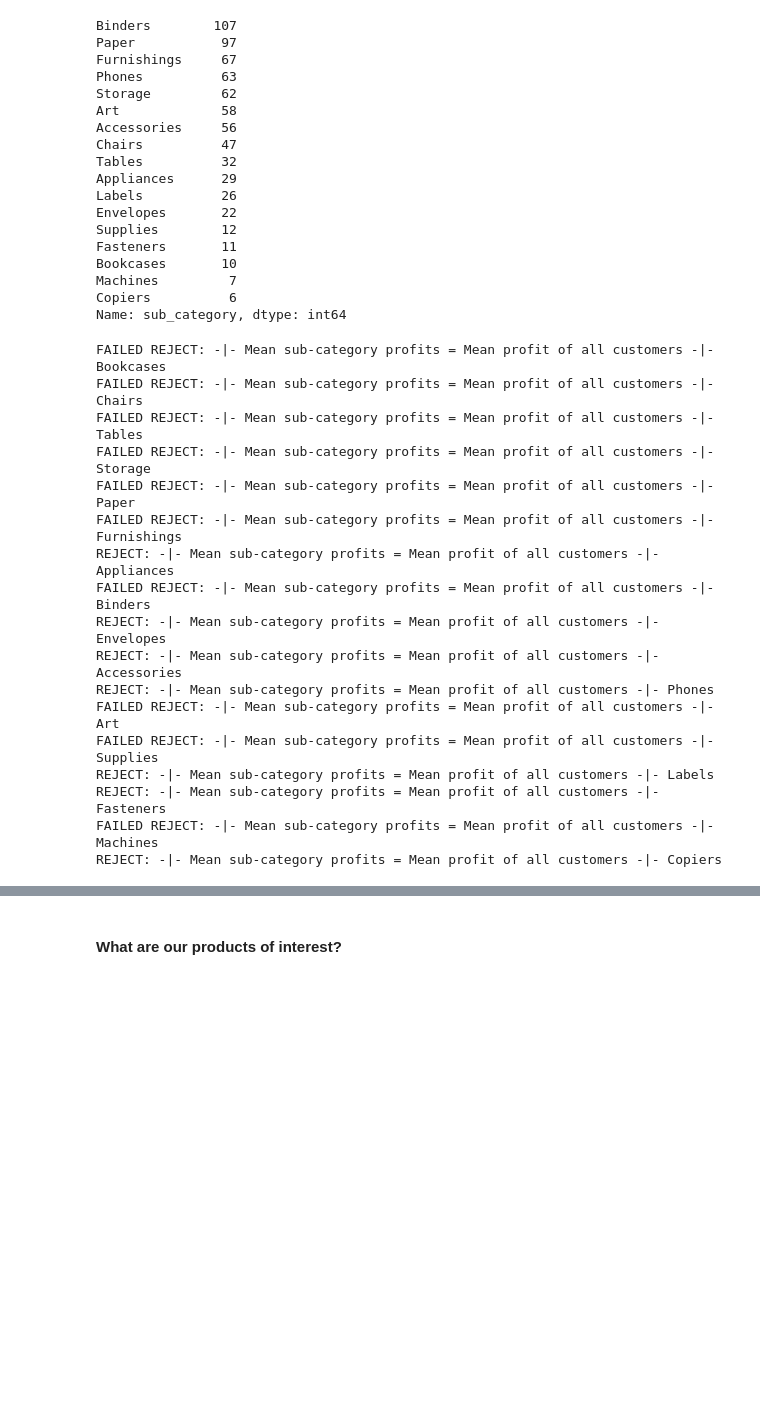
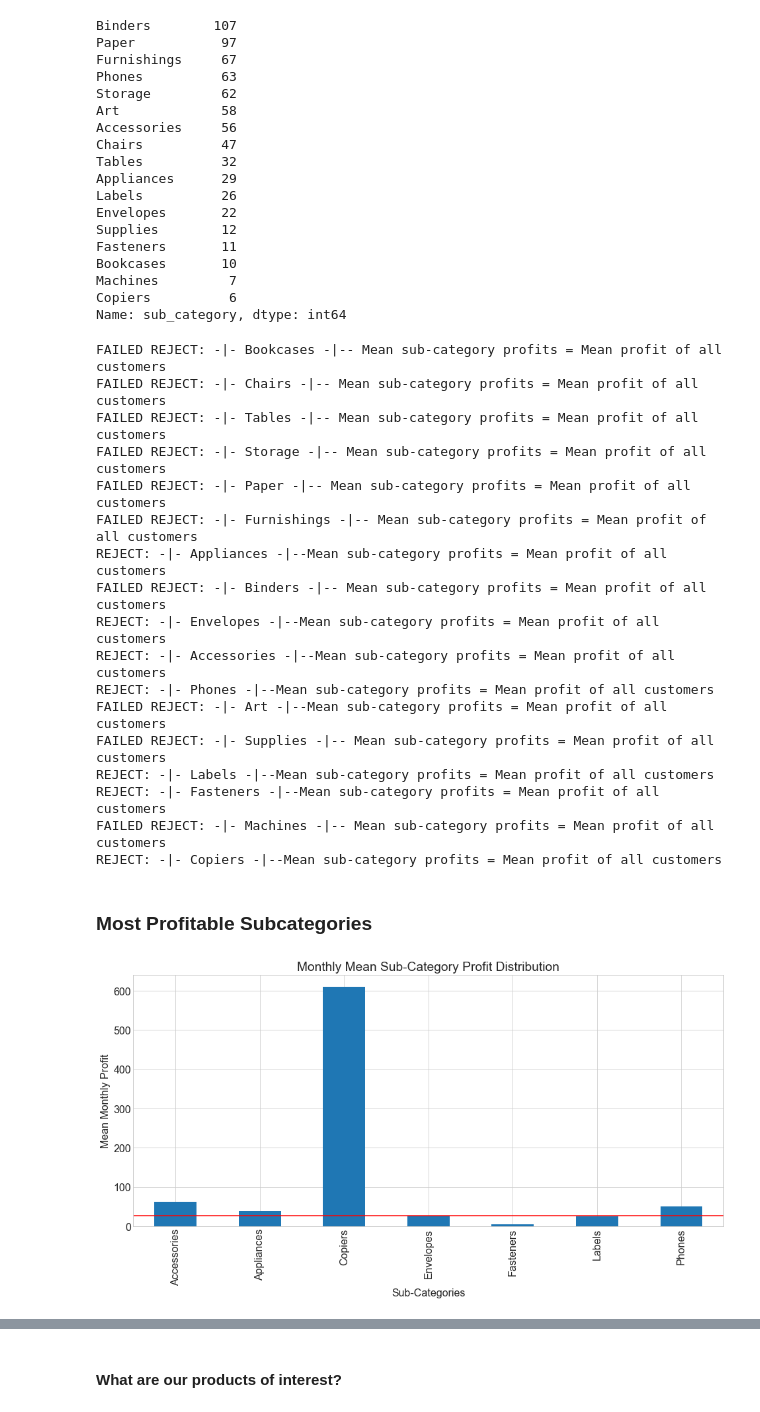
Before and after one commit to superstore-stephen-jesse/superstor-time-series-project, a Jupyter notebook: explore_stephen.ipynb, the cells around one changed output, grey strips where cells are left out. Drawn from its saved outputs; the diff is of its cells as text; code cells hidden in the pictures; blank space fills up the shorter version.

```diff
--- a/explore_stephen.ipynb
+++ b/explore_stephen.ipynb
@@ -441,26 +441,26 @@ for cat in train.sub_category.unique():
         t, p = stats.wilcoxon(sub_cat_profit.profit)
 
     if (p/2) > alpha:
-        print(f"FAILED REJECT: -|- {HO} -|-", cat)
+        print(f"FAILED REJECT: -|- {cat} -|-- {HO}")
     elif t < 0:
-        print(f"FAILED REJECT: -|- {HO} -|-", cat)
+        print(f"FAILED REJECT: -|- {cat} -|--{HO}")
     else:
-        print(f"REJECT: -|- {HO} -|-", cat)
+        print(f"REJECT: -|- {cat} -|--{HO}")
 # %% [output]
-FAILED REJECT: -|- Mean sub-category profits = Mean profit of all customers -|- Bookcases
-FAILED REJECT: -|- Mean sub-category profits = Mean profit of all customers -|- Chairs
-FAILED REJECT: -|- Mean sub-category profits = Mean profit of all customers -|- Tables
-FAILED REJECT: -|- Mean sub-category profits = Mean profit of all customers -|- Storage
-FAILED REJECT: -|- Mean sub-category profits = Mean profit of all customers -|- Paper
-FAILED REJECT: -|- Mean sub-category profits = Mean profit of all customers -|- Furnishings
-REJECT: -|- Mean sub-category profits = Mean profit of all customers -|- Appliances
-FAILED REJECT: -|- Mean sub-category profits = Mean profit of all customers -|- Binders
-REJECT: -|- Mean sub-category profits = Mean profit of all customers -|- Envelopes
-REJECT: -|- Mean sub-category profits = Mean profit of all customers -|- Accessories
-REJECT: -|- Mean sub-category profits = Mean profit of all customers -|- Phones
-FAILED REJECT: -|- Mean sub-category profits = Mean profit of all customers -|- Art
-FAILED REJECT: -|- Mean sub-category profits = Mean profit of all customers -|- Supplies
-REJECT: -|- Mean sub-category profits = Mean profit of all customers -|- Labels
-REJECT: -|- Mean sub-category profits = Mean profit of all customers -|- Fasteners
-FAILED REJECT: -|- Mean sub-category profits = Mean profit of all customers -|- Machines
-REJECT: -|- Mean sub-category profits = Mean profit of all customers -|- Copiers
+FAILED REJECT: -|- Bookcases -|-- Mean sub-category profits = Mean profit of all customers
+FAILED REJECT: -|- Chairs -|-- Mean sub-category profits = Mean profit of all customers
+FAILED REJECT: -|- Tables -|-- Mean sub-category profits = Mean profit of all customers
+FAILED REJECT: -|- Storage -|-- Mean sub-category profits = Mean profit of all customers
+FAILED REJECT: -|- Paper -|-- Mean sub-category profits = Mean profit of all customers
+FAILED REJECT: -|- Furnishings -|-- Mean sub-category profits = Mean profit of all customers
+REJECT: -|- Appliances -|--Mean sub-category profits = Mean profit of all customers
+FAILED REJECT: -|- Binders -|-- Mean sub-category profits = Mean profit of all customers
+REJECT: -|- Envelopes -|--Mean sub-category profits = Mean profit of all customers
+REJECT: -|- Accessories -|--Mean sub-category profits = Mean profit of all customers
+REJECT: -|- Phones -|--Mean sub-category profits = Mean profit of all customers
+FAILED REJECT: -|- Art -|--Mean sub-category profits = Mean profit of all customers
+FAILED REJECT: -|- Supplies -|-- Mean sub-category profits = Mean profit of all customers
+REJECT: -|- Labels -|--Mean sub-category profits = Mean profit of all customers
+REJECT: -|- Fasteners -|--Mean sub-category profits = Mean profit of all customers
+FAILED REJECT: -|- Machines -|-- Mean sub-category profits = Mean profit of all customers
+REJECT: -|- Copiers -|--Mean sub-category profits = Mean profit of all customers
@@ -489,0 +467,25 @@ for cat in train.sub_category.unique():
+# %% [markdown]
+### Most Profitable Subcategories
+# %%
+# Sub df with profitable sub-categories
+profit_sub_cat = train[(train.sub_category == 'Appliances') |
+                       (train.sub_category == 'Phones') |
+                       (train.sub_category == 'Envelopes')|
+                       (train.sub_category == 'Labels') |
+                       (train.sub_category == 'Fasteners') |
+                       (train.sub_category == 'Copiers') |
+                       (train.sub_category == 'Accessories')
+                      ]
+# %%
+# Mean monthly profit by
+
+mean_profit = train.groupby(train.index.month).profit.mean().mean()
+profit_sub_cat.groupby('sub_category').profit.mean().plot.bar()
+plt.axhline(mean_profit, color="r")
+plt.title('Monthly Mean Sub-Category Profit Distribution')
+plt.xlabel('Sub-Categories')
+plt.ylabel('Mean Monthly Profit')
+
+plt.show()
+# %% [output]
+[figure, added]
```
Also changed, not shown: parts of 3 cells of this notebook.
